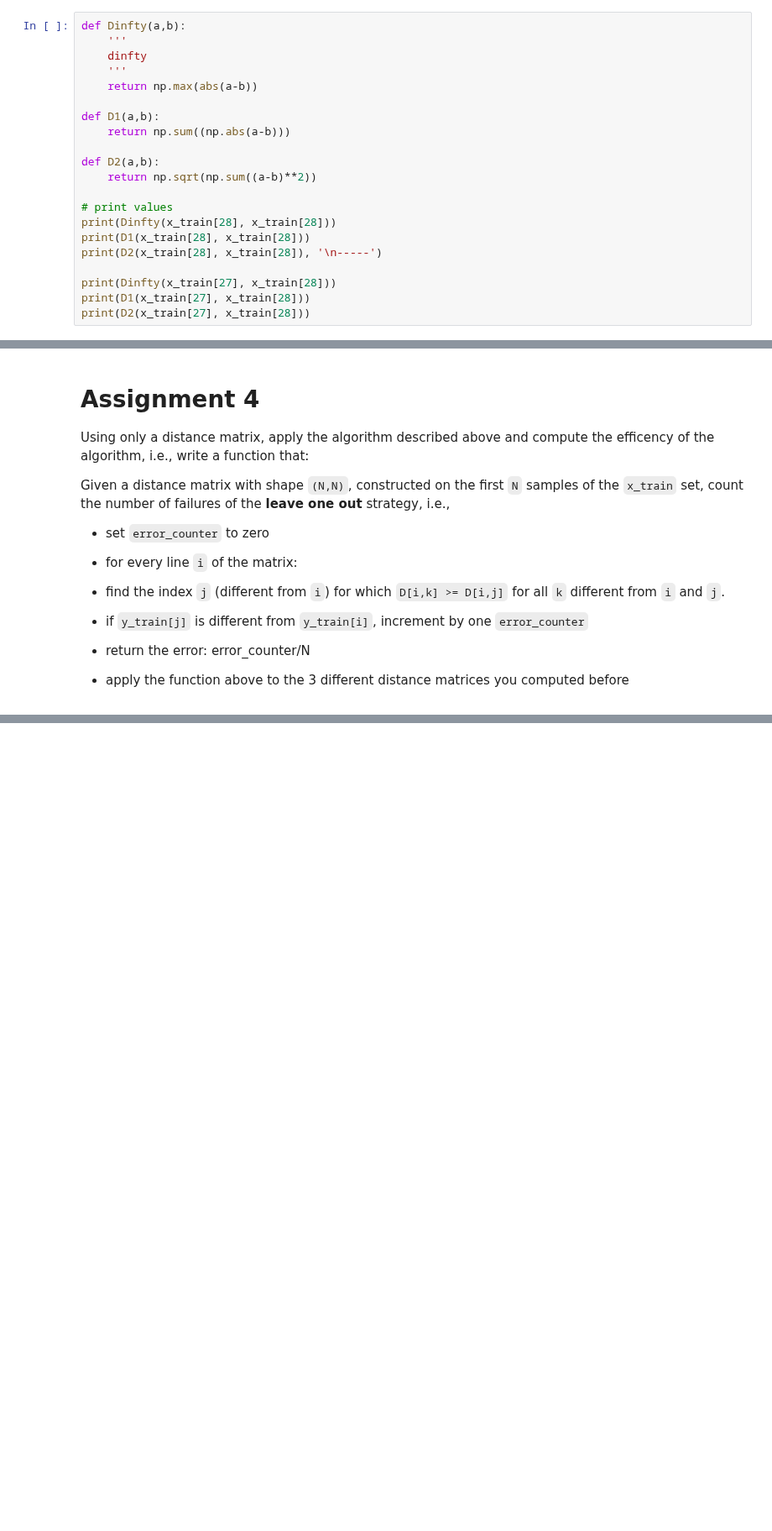
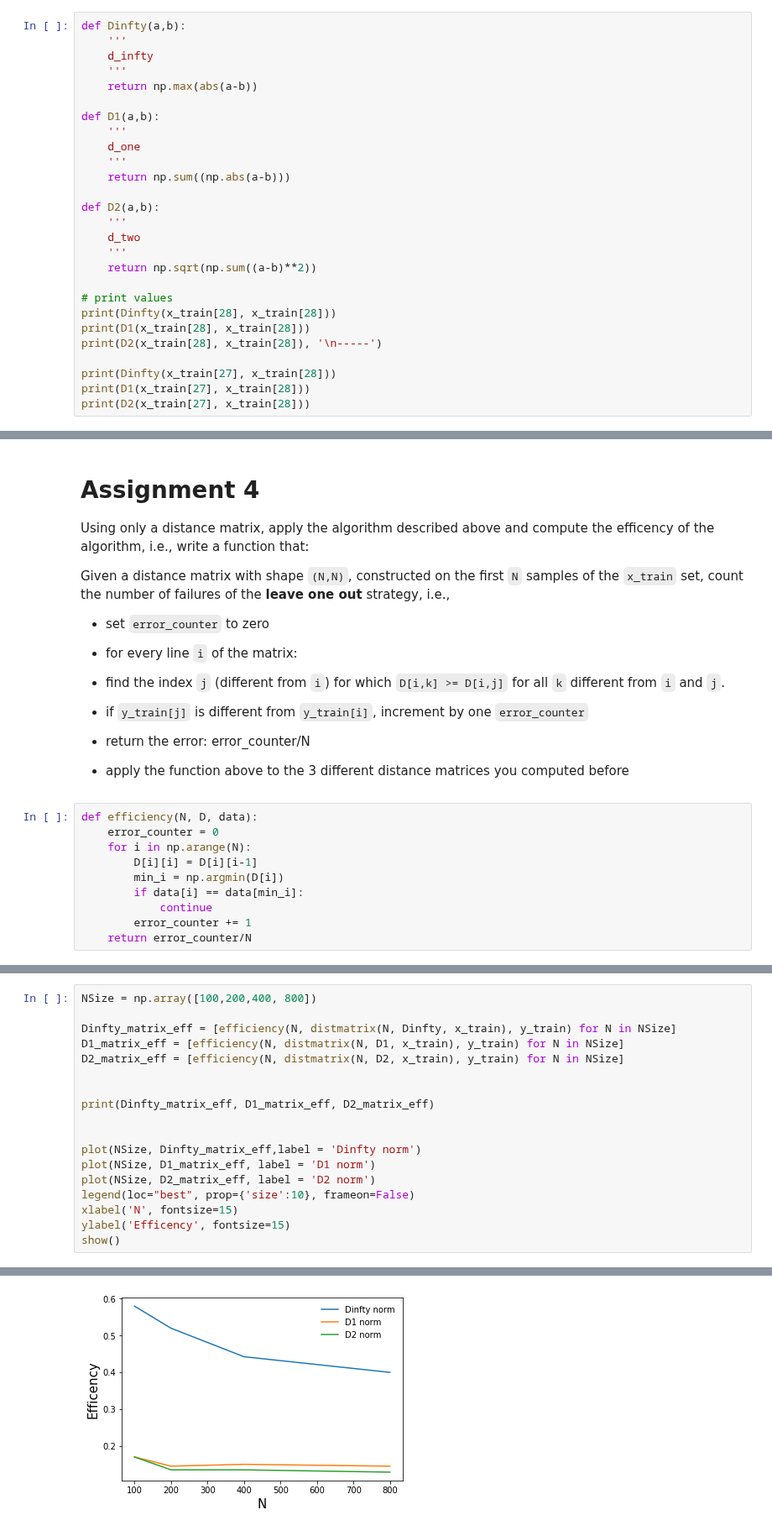
Before and after one commit to asaleh33/P1.4_project, a Jupyter notebook: updated/final_project_2018-2019.ipynb, the cells around one changed output, grey strips where cells are left out. Shown at 84% size. Cells and saved outputs as stored; diff of their text form; blank space fills up the shorter version.

```diff
--- a/updated/final_project_2018-2019.ipynb
+++ b/updated/final_project_2018-2019.ipynb
@@ -154,14 +154,20 @@ that take two `(28,28)` images in input, and return a non-negative number.
 # %%
 def Dinfty(a,b):
     '''
-    dinfty
+    d_infty
     '''
     return np.max(abs(a-b))
 
 def D1(a,b):
+    '''
+    d_one
+    '''
     return np.sum((np.abs(a-b)))
 
 def D2(a,b):
+    '''
+    d_two
+    '''
     return np.sqrt(np.sum((a-b)**2))
 
 # print values
@@ -254,3 +277,13 @@ the number of failures of the **leave one out** strategy, i.e.,
 - return the error: error_counter/N
 
 - apply the function above to the 3 different distance matrices you computed before
+# %%
+def efficiency(N, D, data):
+    error_counter = 0
+    for i in np.arange(N):
+        D[i][i] = D[i][i-1]
+        min_i = np.argmin(D[i])
+        if data[i] == data[min_i]:
+            continue
+        error_counter += 1
+    return error_counter/N
@@ -256,0 +309,19 @@ the number of failures of the **leave one out** strategy, i.e.,
+# %%
+NSize = np.array([100,200,400, 800])
+
+Dinfty_matrix_eff = [efficiency(N, distmatrix(N, Dinfty, x_train), y_train) for N in NSize]
+D1_matrix_eff = [efficiency(N, distmatrix(N, D1, x_train), y_train) for N in NSize]
+D2_matrix_eff = [efficiency(N, distmatrix(N, D2, x_train), y_train) for N in NSize]
+
+
+print(Dinfty_matrix_eff, D1_matrix_eff, D2_matrix_eff)
+
+
+plot(NSize, Dinfty_matrix_eff,label = 'Dinfty norm')
+plot(NSize, D1_matrix_eff, label = 'D1 norm')
+plot(NSize, D2_matrix_eff, label = 'D2 norm')
+legend(loc="best", prop={'size':10}, frameon=False)
+xlabel('N', fontsize=15)
+ylabel('Efficency', fontsize=15)
+show()
+# %% [output]
@@ -256,0 +329 @@ the number of failures of the **leave one out** strategy, i.e.,
+[figure, added]
```
Also changed, not shown: parts of 4 cells of this notebook.
